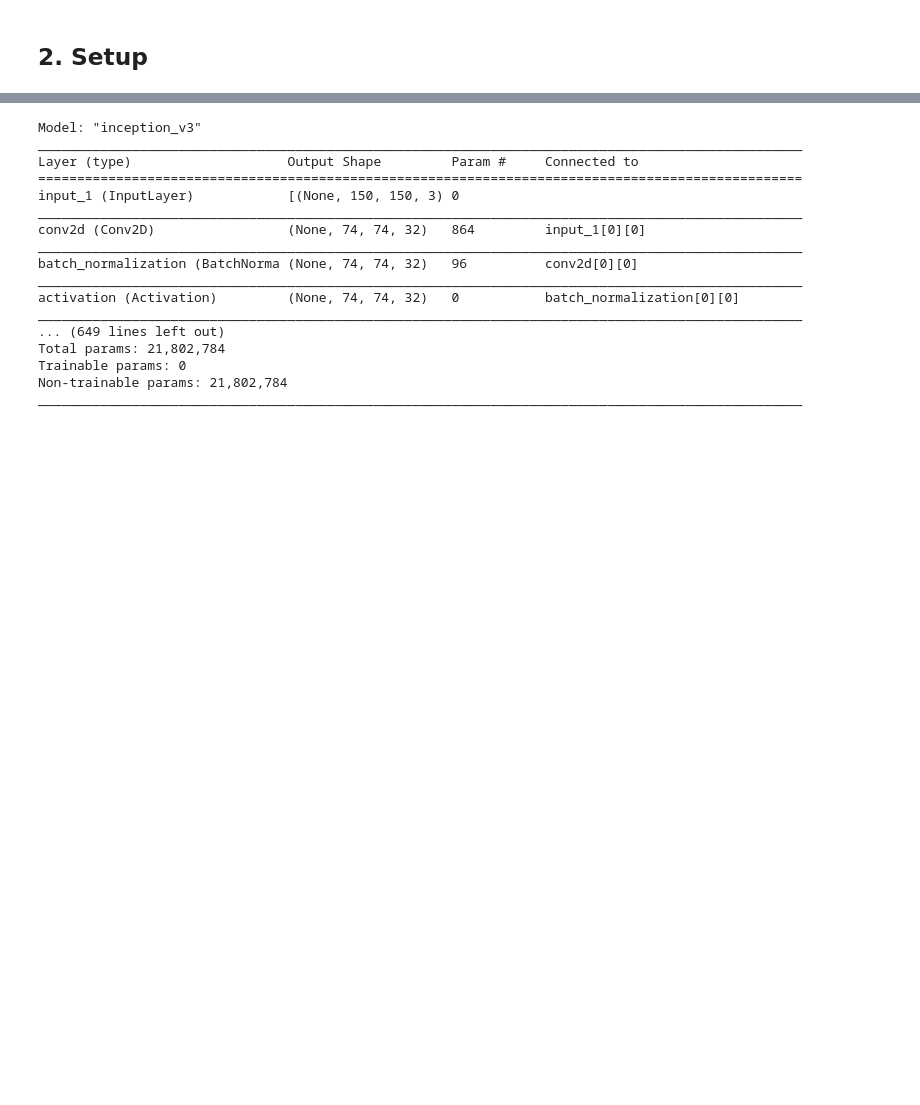
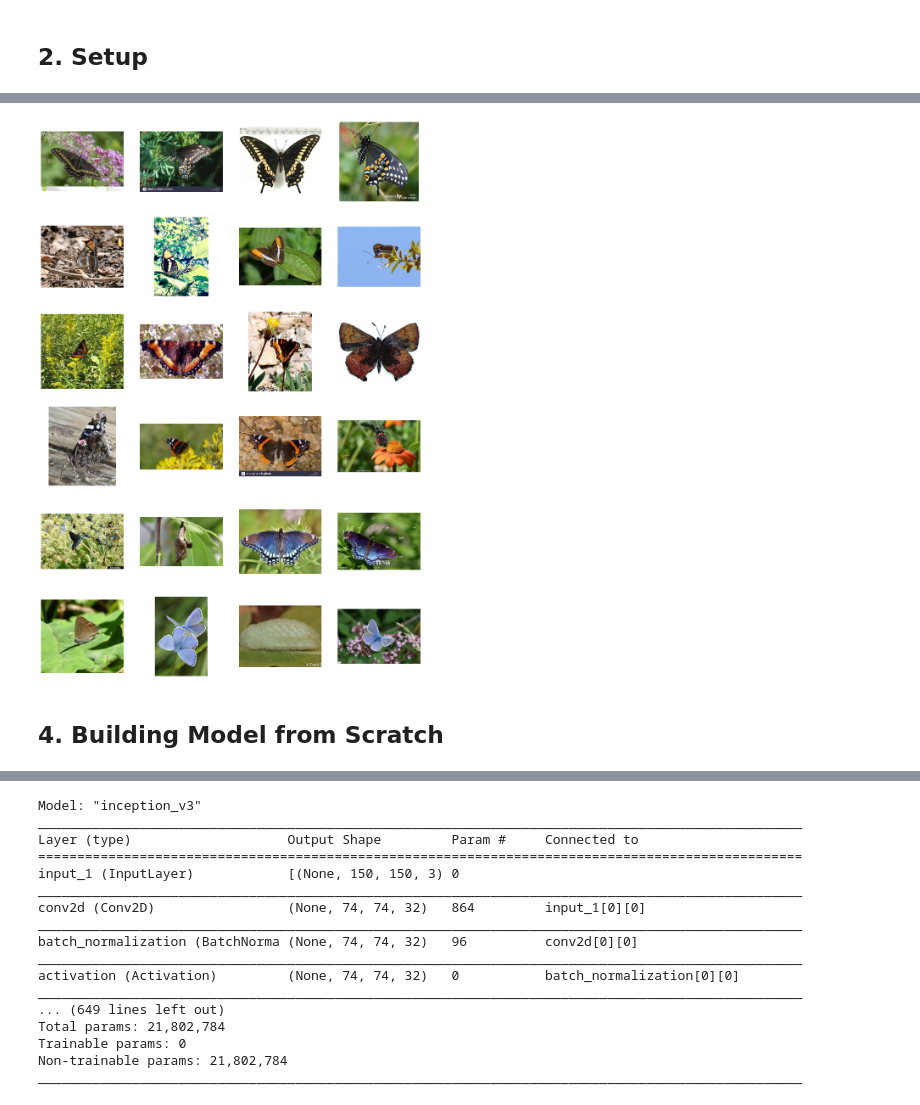
Before and after one commit to immohann/Butterfly-Classifier, a Jupyter notebook: Butterfly_Classifier.ipynb, the cells around one changed output, grey strips where cells are left out. Drawn from its saved outputs; the diff is of its cells as text; code cells hidden in the pictures; blank space fills up the shorter version.

```diff
--- a/Butterfly_Classifier.ipynb
+++ b/Butterfly_Classifier.ipynb
@@ -27,0 +135,42 @@ from os import getcwd
+# %%
+#Let's see the images present in the dataset.
+
+import matplotlib.image as mpimg
+# Parameters for our graph; we'll output images in a 4x4 configuration
+nrows = 6
+ncols = 4
+
+# Index for iterating over images
+pic_index = 0
+
+# Set up matplotlib fig, and size it to fit 4x4 pics
+fig = plt.gcf()
+fig.set_size_inches(ncols * 4, nrows * 4)
+
+pic_index += 7
+next_b_pix = [os.path.join(train_b_dir, fname)
+                for fname in train_b_names[pic_index-4:pic_index]]
+next_c_pix = [os.path.join(train_c_dir, fname)
+                for fname in train_c_names[pic_index-4:pic_index]]
+next_m_pix = [os.path.join(train_m_dir, fname)
+                for fname in train_m_names[pic_index-4:pic_index]]
+next_r_pix = [os.path.join(train_r_dir, fname)
+                for fname in train_r_names[pic_index-4:pic_index]]
+next_s_pix = [os.path.join(train_s_dir, fname)
+                for fname in train_s_names[pic_index-4:pic_index]]
+next_t_pix = [os.path.join(train_t_dir, fname)
+                for fname in train_t_names[pic_index-4:pic_index]]
+
+for i, img_path in enumerate(next_b_pix+next_c_pix+next_m_pix+next_r_pix+next_s_pix+next_t_pix):
+  # Set up subplot; subplot indices start at 1
+  sp = plt.subplot(nrows, ncols, i + 1)
+  sp.axis('Off')
+
+  img = mpimg.imread(img_path)
+  plt.imshow(img)
+
+plt.show()
+# %% [output]
+[figure, added]
+# %% [markdown]
+## 4. Building Model from Scratch
```
Also changed, not shown: parts of 17 cells of this notebook.
